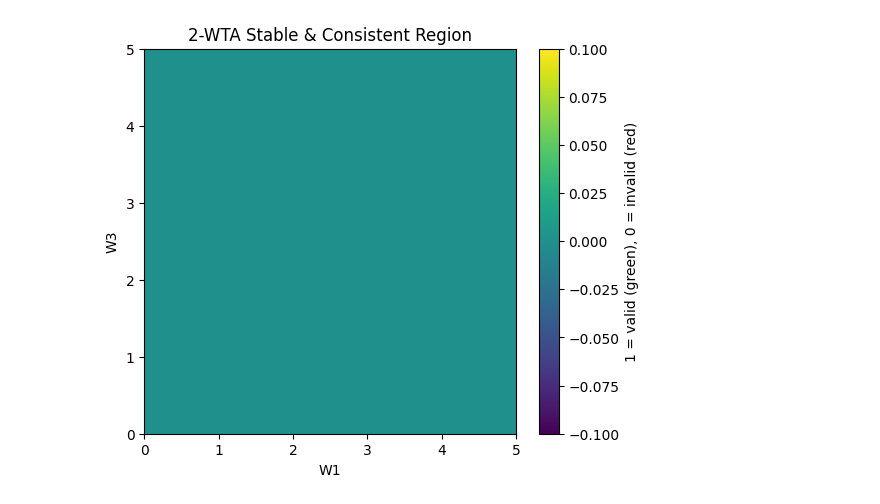
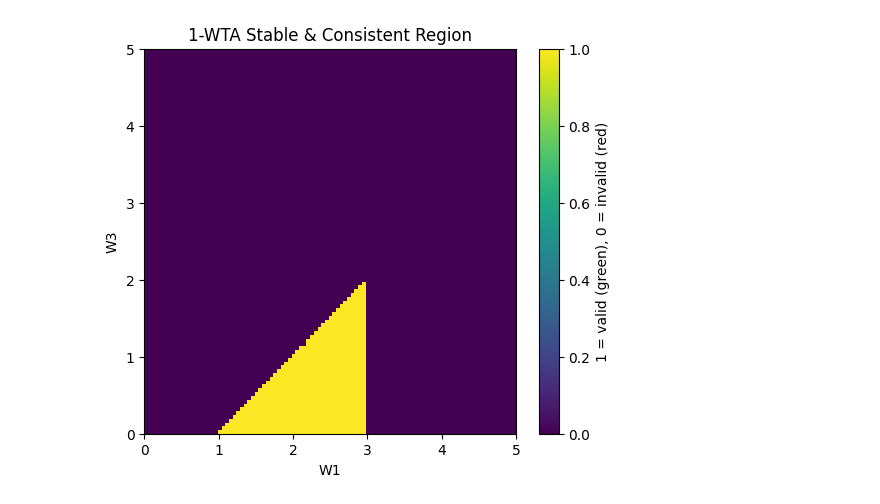
Before and after one commit to subin6092/Computational-neuroscience, a Jupyter notebook: project 1.1.ipynb, the cells around one changed output. Drawn from its saved outputs; the diff is of its cells as text; code cells hidden in the pictures.

```diff
--- a/project 1.1.ipynb
+++ b/project 1.1.ipynb
@@ -59,7 +51,3 @@ def weight_matrix(M, W1, W2, W3):
         W[i+1, i] += W3
 
     return W
-# %%
-M = 3
-W = weight_matrix(M, W1, W2, W3)
-W
@@ -70,19 +54,16 @@ array([[ 3.,  3., -2.],
 # %%
-def check_MWTA_stability(M, W1, W2, W3, I_ext, tol=1e-12):
+def test_check_MWTA_stability(M, W1, W2, W3, I_ext, tol=1e-12):
 
     W = weight_matrix(M, W1, W2, W3)
 
     # ----- Stablity Condition -----
     # Eigen values should be positive integers and maximum eigen value should be less than 1
     eigenvalues = np.linalg.eigvals(W)
+    print ("eigenvalues: ", eigenvalues)
 
     # Check for complex numbers
     if not np.all(np.isreal(eigenvalues)):
         return False
-
-    # Check for negative numbers
-    #if np.any(eigenvalues < 0):
-    #    return False
 
     # Check for the upper bound (must be <= 1)
     if np.max(eigenvalues) >= 1:
@@ -101,22 +82,22 @@ def check_MWTA_stability(M, W1, W2, W3, I_ext, tol=1e-12):
     if np.min(x_s) <= 0:
         return False
 
+    print ("x_s: ", x_s)
 
     # ---- Neighboring neurons suppresion condition ----
-    # the neighboring neurons of the active neurons are suppressed (total inputs to these neurons are negative) at steady state
-    #for left neighboring neuron
+    # the neighboring neurons (left and right) of the active neurons are suppressed at steady state
     x_left = -W2*np.sum(x_s) + W3*x_s[0] + I_ext
-    if (x_left > 0):
-        return False
-    #for right neighboring neuron
     x_right = -W2*np.sum(x_s) + W3*x_s[-1] + I_ext
-    if (x_right > 0):
+    print ("x_left: ", x_left)
+    print ("x_right: ", x_right)
+
+    if (x_right > 0) or (x_left > 0):
         return False
 
 
     return True
 
 # check_MWTA_stability(M, W1, W2, W3, I_ext, tol=1e-12):
-ok = check_MWTA_stability(1, 0, 3, 1, I)
+ok = test_check_MWTA_stability(2, 1, 1, 1, 0)
 print("stable:", ok)
 # %% [output]
@@ -183,36 +165,39 @@ stable: False
 # %%
 # Parameter grid
-W1_vals = np.arange(0, 5.01, 0.01)
-W3_vals = np.arange(0, 5.01, 0.01)
+W1_vals = np.arange(0, 5.01, 0.05)
+W3_vals = np.arange(0, 5.01, 0.05)
 
-M = 2
+# values
+M = 1
+W1 = 2.0
 W2 = 2.0
+W3 = 1.0
 I_ext = 2.0
 
 phase = np.zeros((len(W1_vals), len(W3_vals)))
 
 for i, W1 in enumerate(W1_vals):
     for j, W3 in enumerate(W3_vals):
 
-        M_stable = check_MWTA_stability(M, 0, i, j, I_ext)
-        M1_stable = check_MWTA_stability(M+1, 0, i, j, I_ext)
+        M_stable = check_MWTA_stability(M, W1, W2, W3, I_ext)
+        M1_stable = check_MWTA_stability(M+1, W1, W2, W3, I_ext)
 
         # M-WTA is stable and (M+1)-WTA is unstable
         phase[i, j] = int(M_stable and not M1_stable)
 
 
 # plot
 plt.figure(figsize=(6,5))
 plt.imshow(
     phase.T,
     extent=[0,5,0,5],
     origin='lower',
     aspect='auto'
 )
 plt.xlabel("W1")
 plt.ylabel("W3")
 plt.title(f"{M}-WTA Stable & Consistent Region")
 plt.colorbar(label="1 = valid (green), 0 = invalid (red)")
 plt.show()
 # %% [output]
-[figure, old version]
+[figure, new version]
```
Also changed, not shown: parts of 7 cells of this notebook.
